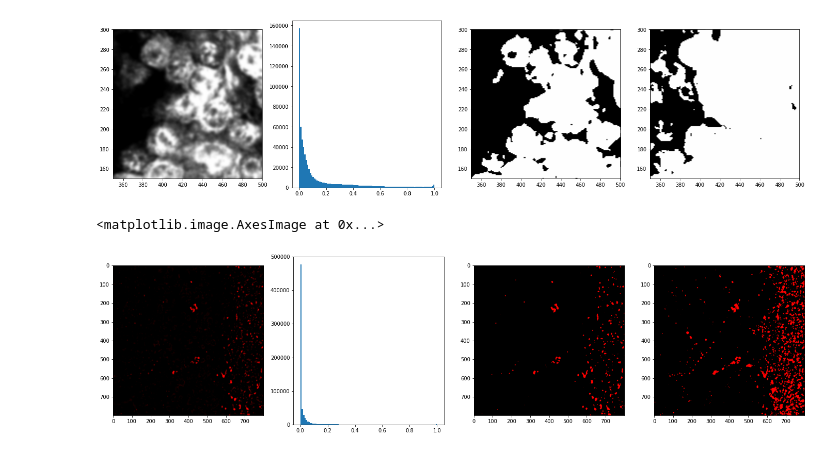
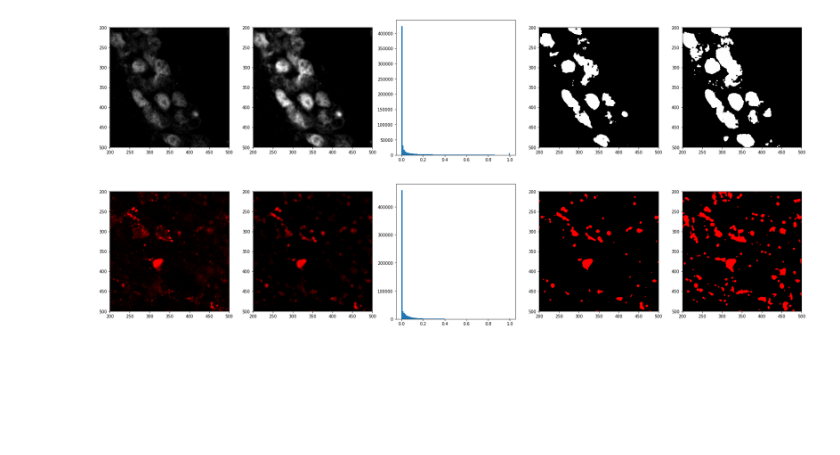
Before and after one commit to dtabuena/Images, a Jupyter notebook: Sample_MDGA2.ipynb, the cells around one changed output. Drawn from its saved outputs; the diff is of its cells as text; code cells hidden in the pictures; blank space fills up the shorter version.

```diff
--- a/Sample_MDGA2.ipynb
+++ b/Sample_MDGA2.ipynb
@@ -98,39 +104,44 @@ blue_map = new_colormap([0,0,0,1],[0,0,1,1])
 # %%
 ####################### Process NEUN
 neun_im = image[:,:,2,:]
 m_size = 2
 g_sigma_1 = 1
 g_sigma_2 = 10
+saturation = 99
 im_filtered = neun_im.copy()
 im_binary= im_filtered.copy()
 for zi in range(neun_im.shape[-1]):
     im_zi = neun_im[:,:,zi]
+    im_zi = im_zi/np.max(im_zi.flatten())
     im_zi_mf = skimage.filters.median(im_zi, selem=np.ones([m_size,m_size]))   #### DeSpeckle
     im_zi = skimage.filters.gaussian(im_zi, sigma = g_sigma_1)   #### blur
     im_zi_bk = skimage.filters.gaussian(im_zi, sigma = g_sigma_2)  ### get background from big blur
     # im_zi = im_zi - im_zi_bk
+    im_zi = im_zi/np.percentile(im_zi.flatten(),saturation)
+    im_zi[im_zi>1]=1
     im_filtered[:,:,zi] = im_zi
     im_binary[:,:,zi] = im_filtered[:,:,zi]>filters.threshold_otsu(im_filtered[:,:,zi].flatten())*1
 
 neun_im_f = im_filtered
 neu_mask_z = im_binary
 neu_mask_zp = np.max(neu_mask_z,axis=-1)
 
 
-sp=5
-fig,ax = plt.subplots(1,4,figsize=[24,6])
-ax[0].imshow(neun_im_f[:,:,sp],cmap=white_map)
-ax[1].hist(neun_im_f[:,:,sp].flatten(),100)
-ax[2].imshow(neu_mask_z[:,:,sp],cmap=white_map)
-ax[3].imshow(neu_mask_zp,cmap=white_map)
+sp=2
+fig,ax = plt.subplots(1,5,figsize=[30,6])
+ax[0].imshow(neun_im[:,:,sp],cmap=white_map)
+ax[1].imshow(neun_im_f[:,:,sp],cmap=white_map)
+ax[2].hist(neun_im_f[:,:,sp].flatten(),100)
+ax[3].imshow(neu_mask_z[:,:,sp],cmap=white_map)
+ax[4].imshow(neu_mask_zp,cmap=white_map)
 
 
-for ai in ax[[0, 2, 3]]:
-    ai.set_xlim(350,500)
-    ai.set_ylim(150,300)
+for ai in ax[[0,1, 3, 4]]:
+    ai.set_xlim(200,500)
+    ai.set_ylim(500,200)
 plt.show()
 # %% [output]
-[figure, old version]
+[figure, new version]
 # %%
 ####################### Process mcherry
 mcherry_im = image[:,:,1,:]
@@ -138,9 +149,6 @@ m_size = 2
 g_sigma_1 = 2
 g_sigma_2 = 10
 saturation = 99.9
-# m_size = 3
-# g_sigma_1 = 5
-# g_sigma_2 = 15
 im_filtered = mcherry_im.copy()
 im_binary = np.zeros_like(im_filtered)
 for zi in range(neun_im.shape[-1]):
@@ -162,21 +170,20 @@ mcherry_im_f = im_filtered
 mcherry_mazk_z = im_binary
 mcherry_mask_zp = np.max(mcherry_mazk_z,axis=-1)
 
-sp=4
-fig,ax = plt.subplots(1,4,figsize=[24,6])
-ax[0].imshow(mcherry_im_f[:,:,sp],cmap=red_map)
-ax[1].hist(mcherry_im_f[:,:,sp].flatten(),100)
-ax[2].imshow(mcherry_mazk_z[:,:,sp],cmap=red_map)
-ax[3].imshow(mcherry_mask_zp,cmap=red_map)
 
+fig,ax = plt.subplots(1,5,figsize=[30,6])
+ax[0].imshow(mcherry_im[:,:,sp],cmap=red_map)
+ax[1].imshow(mcherry_im_f[:,:,sp],cmap=red_map)
+ax[2].hist(mcherry_im_f[:,:,sp].flatten(),100)
+ax[3].imshow(mcherry_mazk_z[:,:,sp],cmap=red_map)
+ax[4].imshow(mcherry_mask_zp,cmap=red_map)
 
-# for ai in ax[[0, 2, 3]]:
-#     ai.set_xlim(350,500)
-#     ai.set_ylim(150,300)
-# plt.show()
+for ai in ax[[0,1, 3, 4]]:
+    ai.set_xlim(200,500)
+    ai.set_ylim(500,200)
+plt.show()
 # %% [output]
-<matplotlib.image.AxesImage at 0x...>
-[figure, old version]
+[figure, new version]
 # %%
 ####################### Process CrispTarg
 target_im = image[:,:,0,:]
```
Also changed, not shown: parts of 7 cells of this notebook.
